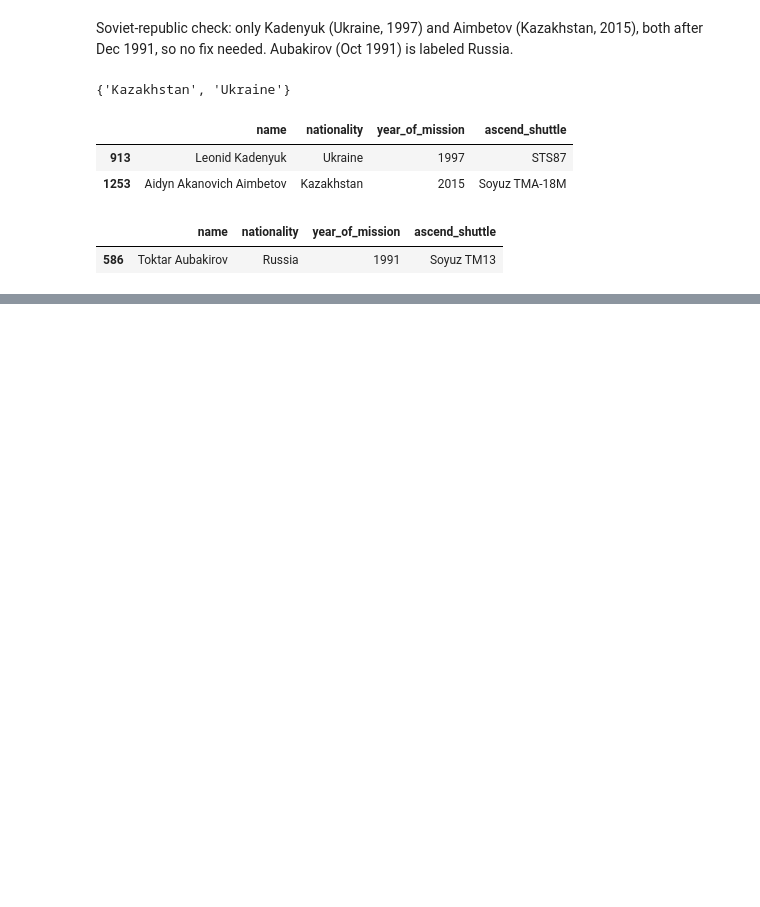
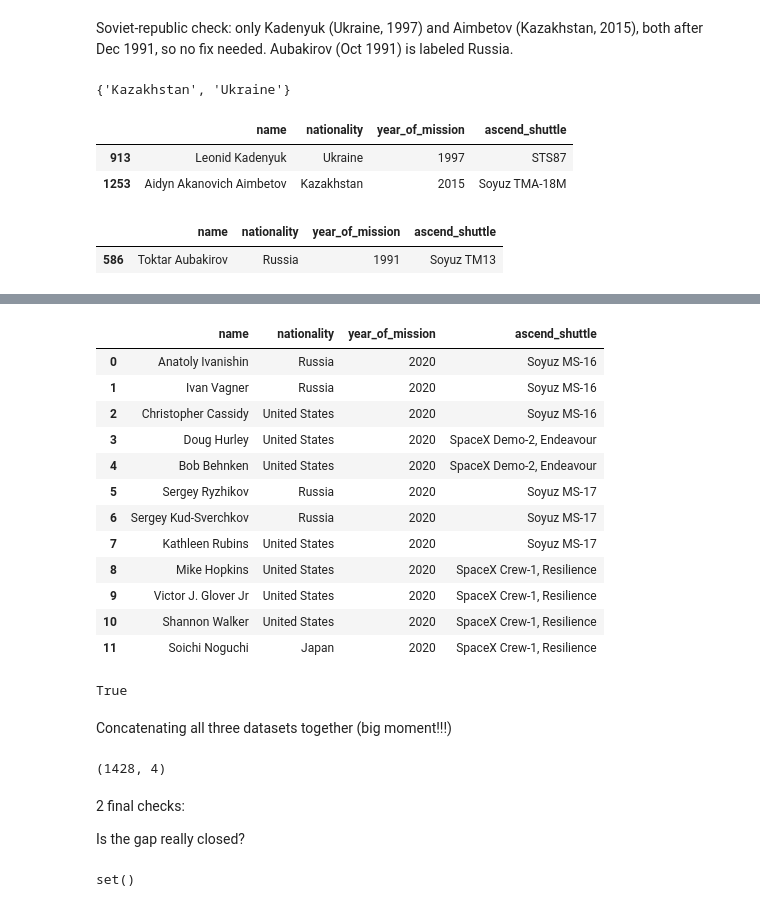
Before and after one commit to MayaVolkov/astronaut-missions-analysis, a Jupyter notebook: Astronaut_Mission_Analysis_.ipynb, the cells around one changed output, grey strips where cells are left out. Saved outputs shown, nothing was run; the diff lists cells and outputs as text; code cells hidden in the pictures; blank space fills up the shorter version.

Commit message:
add 2020 rows from official sources; stack 1961-2026 into all_astronauts (1428 rows)

```diff
--- a/Astronaut_Mission_Analysis_.ipynb
+++ b/Astronaut_Mission_Analysis_.ipynb
@@ -938,0 +956,51 @@ old_data[old_data["name"].str.contains("Aubakirov", regex=False)]
+# %%
+data_2020 = pd.DataFrame([
+    {"name": "Anatoly Ivanishin",     "nationality": "Russia",        "year_of_mission": 2020, "ascend_shuttle": "Soyuz MS-16"},
+    {"name": "Ivan Vagner",           "nationality": "Russia",        "year_of_mission": 2020, "ascend_shuttle": "Soyuz MS-16"},
+    {"name": "Christopher Cassidy",   "nationality": "United States", "year_of_mission": 2020, "ascend_shuttle": "Soyuz MS-16"},
+    {"name": "Doug Hurley",           "nationality": "United States", "year_of_mission": 2020, "ascend_shuttle": "SpaceX Demo-2, Endeavour"},
+    {"name": "Bob Behnken",           "nationality": "United States", "year_of_mission": 2020, "ascend_shuttle": "SpaceX Demo-2, Endeavour"},
+    {"name": "Sergey Ryzhikov",       "nationality": "Russia",        "year_of_mission": 2020, "ascend_shuttle": "Soyuz MS-17"},
+    {"name": "Sergey Kud-Sverchkov",  "nationality": "Russia",        "year_of_mission": 2020, "ascend_shuttle": "Soyuz MS-17"},
+    {"name": "Kathleen Rubins",       "nationality": "United States", "year_of_mission": 2020, "ascend_shuttle": "Soyuz MS-17"},
+    {"name": "Mike Hopkins",          "nationality": "United States", "year_of_mission": 2020, "ascend_shuttle": "SpaceX Crew-1, Resilience"},
+    {"name": "Victor J. Glover Jr",   "nationality": "United States", "year_of_mission": 2020, "ascend_shuttle": "SpaceX Crew-1, Resilience"},
+    {"name": "Shannon Walker",        "nationality": "United States", "year_of_mission": 2020, "ascend_shuttle": "SpaceX Crew-1, Resilience"},
+    {"name": "Soichi Noguchi",        "nationality": "Japan",         "year_of_mission": 2020, "ascend_shuttle": "SpaceX Crew-1, Resilience"},
+
+])
+data_2020
+# %% [output]
+|  | name | nationality | year_of_mission | ascend_shuttle |
+| 0 | Anatoly Ivanishin | Russia | 2020 | Soyuz MS-16 |
+| 1 | Ivan Vagner | Russia | 2020 | Soyuz MS-16 |
+| 2 | Christopher Cassidy | United States | 2020 | Soyuz MS-16 |
+| 3 | Doug Hurley | United States | 2020 | SpaceX Demo-2, Endeavour |
+| 4 | Bob Behnken | United States | 2020 | SpaceX Demo-2, Endeavour |
+| 5 | Sergey Ryzhikov | Russia | 2020 | Soyuz MS-17 |
+| 6 | Sergey Kud-Sverchkov | Russia | 2020 | Soyuz MS-17 |
+| 7 | Kathleen Rubins | United States | 2020 | Soyuz MS-17 |
+| 8 | Mike Hopkins | United States | 2020 | SpaceX Crew-1, Resilience |
+| 9 | Victor J. Glover Jr | United States | 2020 | SpaceX Crew-1, Resilience |
+| 10 | Shannon Walker | United States | 2020 | SpaceX Crew-1, Resilience |
+| 11 | Soichi Noguchi | Japan | 2020 | SpaceX Crew-1, Resilience |
+# %%
+#checking that the columns match
+set(data_2020.columns) == set(old_data.columns) == set(new_data.columns)
+# %% [output]
+True
+# %% [markdown]
+Concatenating all three datasets together (big moment!!!)
+# %%
+all_astronauts = pd.concat([old_data, data_2020, new_data], ignore_index=True)
+all_astronauts.shape
+# %% [output]
+(1428, 4)
+# %% [markdown]
+2 final checks:
+
+Is the gap really closed?
+# %%
+set(range(1961, 2027)) - set(all_astronauts["year_of_mission"])
+# %% [output]
+set()
```
Also changed, not shown: parts of 5 cells of this notebook.
